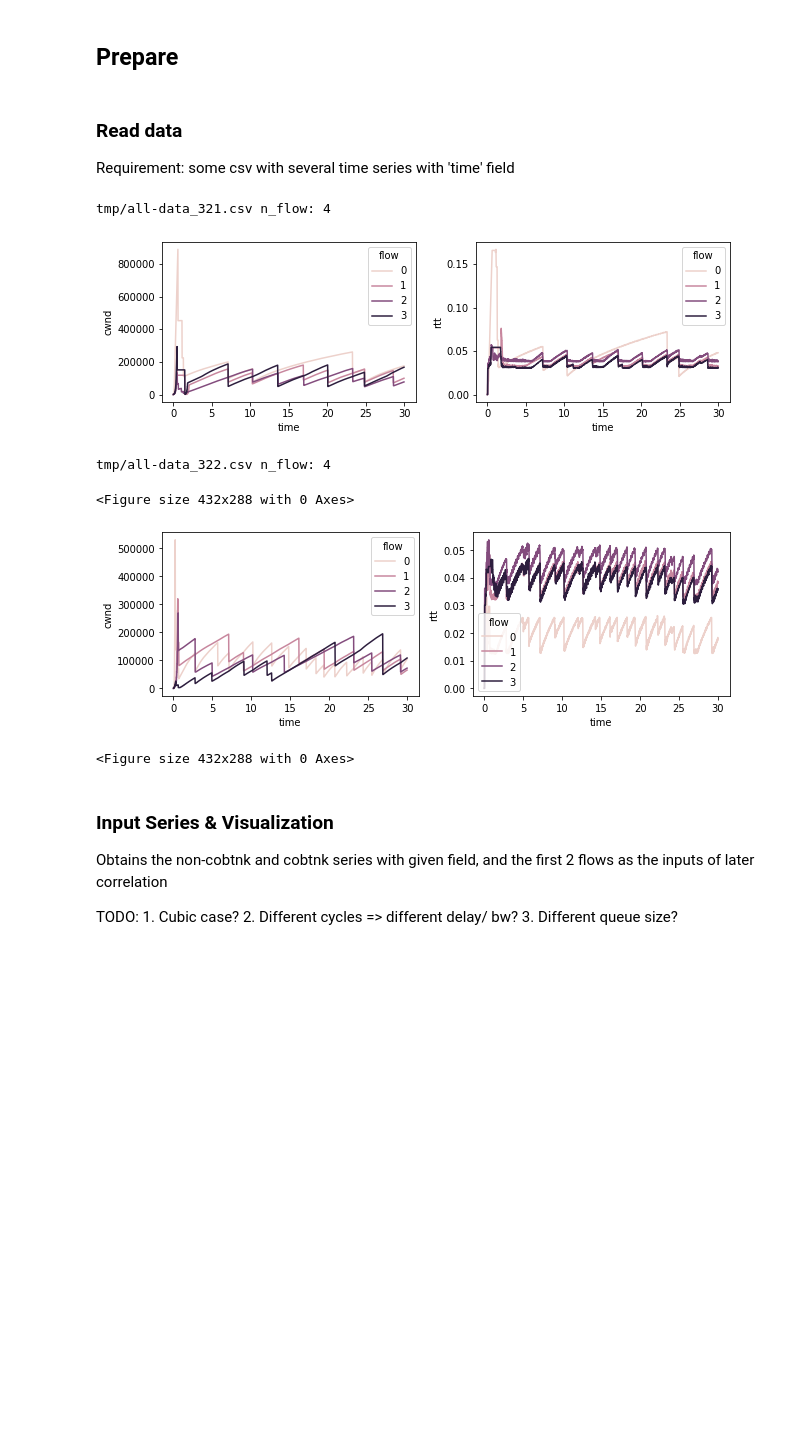
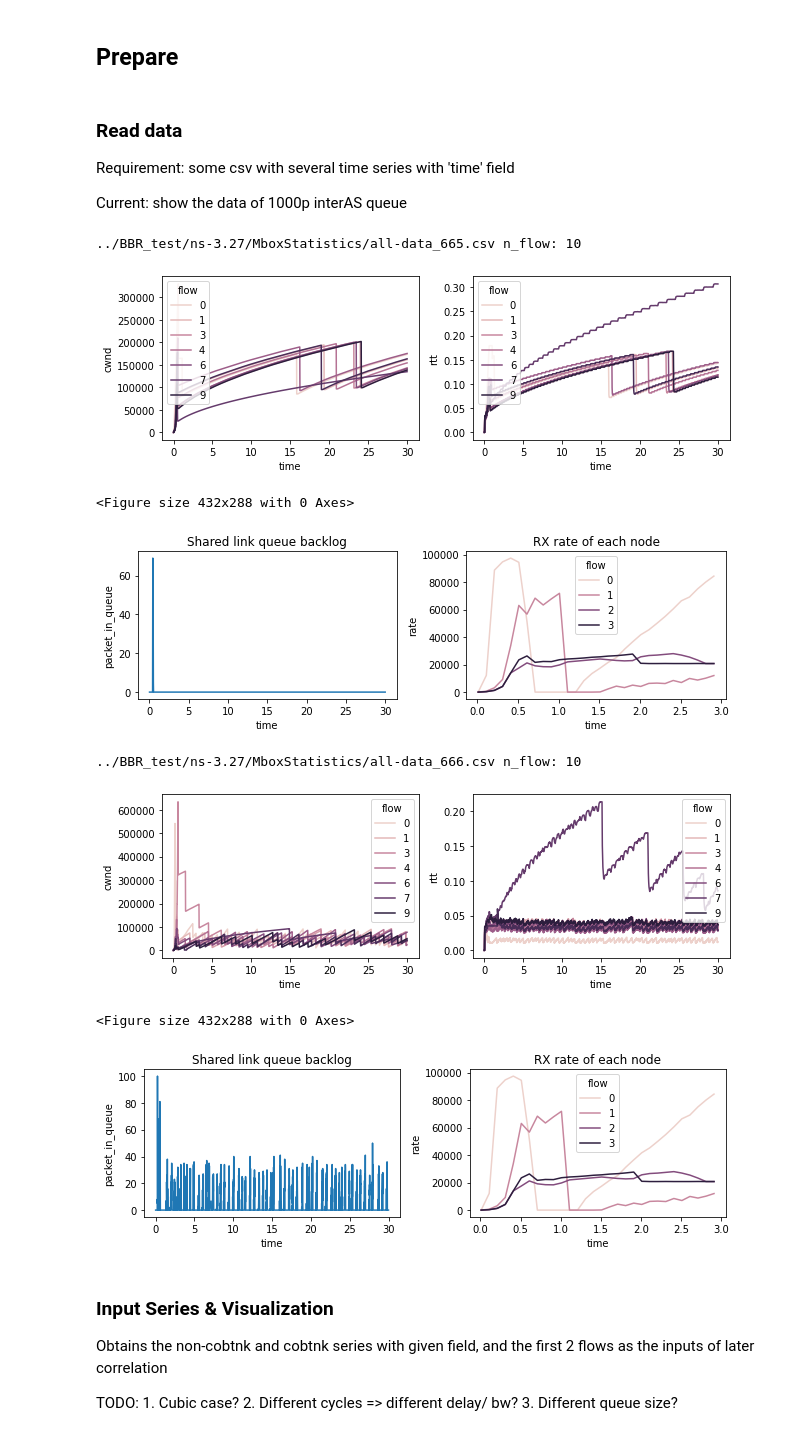
Before and after one commit to PrinceS17/NS_Simulation_Toolkit, a Jupyter notebook: script/corr_analysis.ipynb, the cells around one changed output. Saved outputs shown, nothing was run; the diff lists cells and outputs as text; code cells hidden in the pictures; blank space fills up the shorter version.

```diff
--- a/script/corr_analysis.ipynb
+++ b/script/corr_analysis.ipynb
@@ -12,39 +3,92 @@
 # %% [markdown]
 ### Read data
 Requirement: some csv with several time series with 'time' field
+
+Current: show the data of 1000p interAS queue
 # %%
 import pandas as pd
 import numpy as np
 import seaborn as sns
 import pipeline
 import matplotlib.pyplot as plt
 
 # capitalizing 1st letter of manual params
-Csv_files = [
+raw_folder = '../BBR_test/ns-3.27/MboxStatistics/'
+csvs = [
     # csv file      num of flow to plot
+    ('all-data_665.csv', 10),   # NonCo: 10 + 10 case, shared 200M, cRate 8M, inter 100p, default 1000p, rx Edge 10M
+    ('all-data_666.csv', 10),   # Co: same as above, rx Edge 100M
+    ('all-data_463.csv', 4),   # NonCo: qSizeInterAs = 100p, qSizeDefault = 1000p, rxEdge 20M, rest the same
+    ('all-data_464.csv', 4),   # Co: same as above, rx Edge 100M
+    ('all-data_3752.csv', 4),  # NonCo: qSizeInterAs = 1000p, rx Edge 20M, rest the same
+    ('all-data_6211.csv', 4),  # Co: same as above, rx Edge 100M
     ('tmp/all-data_321.csv', 4),    # ? NonCo: cbtnk 100M, normal 100M x2, cross 20M x2, rx Edge 30M
     ('tmp/all-data_322.csv', 4)     # Co: same as above, but w/ rx Edge 100M
 ]
+
+Csv_files = csvs[:2]
 Fields = ['cwnd', 'rtt']         # candidates: cwnd, rtt, llr, drop, bytes_in_flight, cstate
-dfs, ppls = [], []
 
+# TODO: check 6211 later
+qcsv = [
+    'queue_665.csv',
+    'queue_666.csv',
+    'queue_6211.csv',
+    'tmp/queue_2783.csv',
+]
+
+# rate plot
+rcsv = [
+    'rate_9418.csv',      # TODO: not match the qcsv and runs above
+    'rate_9418.csv'
+]
+
+for csvs in [qcsv, rcsv]:
+    for i, csv in enumerate(csvs):
+        if 'tmp' not in csv:
+            csvs[i] = raw_folder + csv
+
+Qcsv_file = qcsv[0]
+qdf = pd.read_csv(Qcsv_file, index_col=False)
+
+
+dfs, ppls, qdfs, rdfs = [], [], [], []
+
+# begin plotting
 for i, entry in enumerate(Csv_files):
     csv, n = entry[0], entry[1]
+    if 'tmp' not in csv:
+        csv = raw_folder + csv
     df = pd.read_csv(csv, index_col=False)
     ppl = pipeline.Pipeline(csv, f'ipybn_{i}')
     dfs.append(df)
     ppls.append(ppl)
     print(csv, 'n_flow:', n)
     ppl.plot_flows(show_flow=n, fields=Fields)      # general plot
 
-plt.show()
+    qdf1 = pd.read_csv(qcsv[i], index_col=False)
+    qdfs.append(qdf1)
+    rdf1 = pd.read_csv(rcsv[i], index_col=False)
+    rdfs.append(rdf1)
+
+    fig, ax = plt.subplots(1, 2, figsize=(9,3))
+    sns.lineplot(x='time', y='packet_in_queue', data=qdf1, ax=ax[0])
+    ax[0].set_title('Shared link queue backlog')
+    sns.lineplot(x='time', y='rate', hue='flow', data=rdf1, ax=ax[1])
+    ax[1].set_title('RX rate of each node')
+    plt.tight_layout()
+    plt.show()
+
+# plt.show()
 # %% [output]
-tmp/all-data_321.csv n_flow: 4
+../BBR_test/ns-3.27/MboxStatistics/all-data_665.csv n_flow: 10
-[figure, old version]
+[figure, new version]
-tmp/all-data_322.csv n_flow: 4
+<Figure size 432x288 with 0 Axes>
+[figure, new version]
-<Figure size 432x288 with 0 Axes>
+../BBR_test/ns-3.27/MboxStatistics/all-data_666.csv n_flow: 10
-[figure, old version]
+[figure, added]
 <Figure size 432x288 with 0 Axes>
+[figure, added]
 # %% [markdown]
 ### Input Series & Visualization
 Obtains the non-cobtnk and cobtnk series with given field, and the first 2 flows as the inputs of later correlation
```
Also changed, not shown: parts of 19 cells of this notebook, 1 other file.
